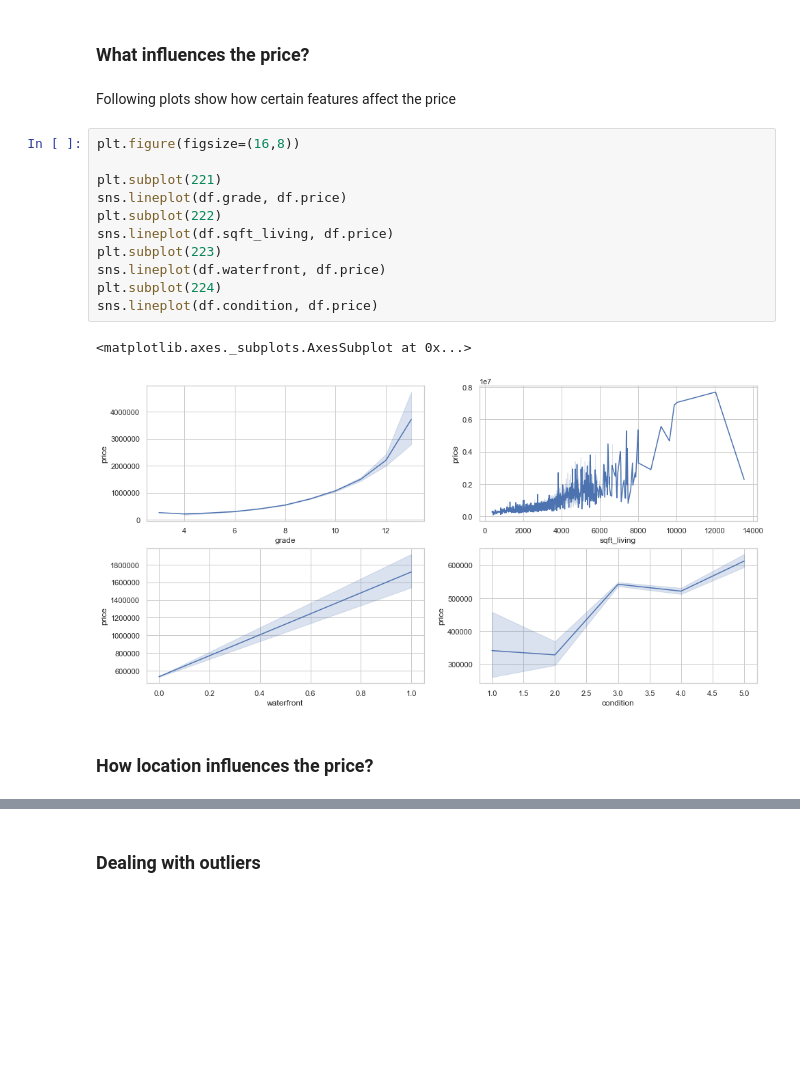
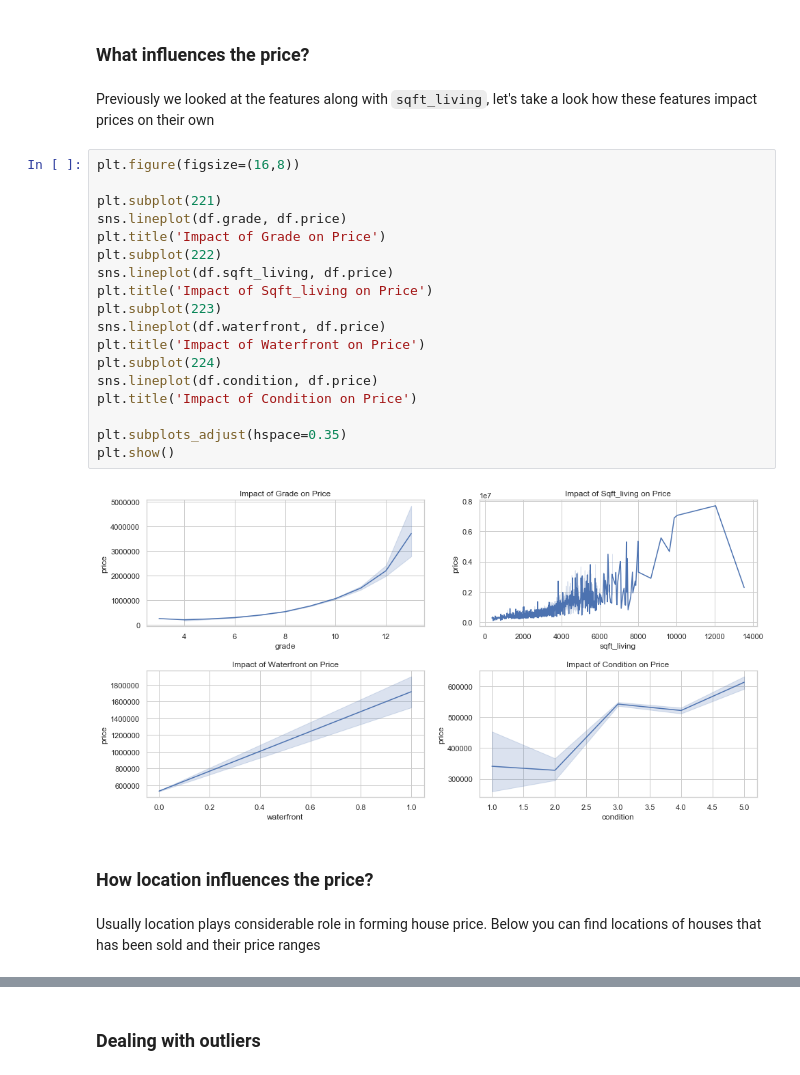
Before and after one commit to alaskalam/dsc-1-final-project-online-ds-sp-000, a Jupyter notebook: student.ipynb, the cells around one changed output, grey strips where cells are left out. Drawn from its saved outputs; the diff is of its cells as text; blank space fills up the shorter version.

```diff
--- a/student.ipynb
+++ b/student.ipynb
@@ -439,23 +444,31 @@ sns.scatterplot(df.sqft_lot, df.price)
 There is very vague correlation between house price and features above, but let's keep them for now, because they might be helpful to our model
 # %% [markdown]
 ### What influences the price?
-# %% [markdown]
-Following plots show how certain features affect the price
+# %% [markdown]
+Previously we looked at the features along with `sqft_living`, let's take a look how these features impact prices on their own
 # %%
 plt.figure(figsize=(16,8))
 
 plt.subplot(221)
 sns.lineplot(df.grade, df.price)
+plt.title('Impact of Grade on Price')
 plt.subplot(222)
 sns.lineplot(df.sqft_living, df.price)
+plt.title('Impact of Sqft_living on Price')
 plt.subplot(223)
 sns.lineplot(df.waterfront, df.price)
+plt.title('Impact of Waterfront on Price')
 plt.subplot(224)
 sns.lineplot(df.condition, df.price)
+plt.title('Impact of Condition on Price')
+
+plt.subplots_adjust(hspace=0.35)
+plt.show()
 # %% [output]
-<matplotlib.axes._subplots.AxesSubplot at 0x...>
-[figure, old version]
+[figure, new version]
 # %% [markdown]
 ### How location influences the price?
+# %% [markdown]
+Usually location plays considerable role in forming house price. Below you can find locations of houses that has been sold and their price ranges
 # %%
 plt.figure(figsize=(14,8))
```
Also changed, not shown: parts of 25 cells of this notebook.
